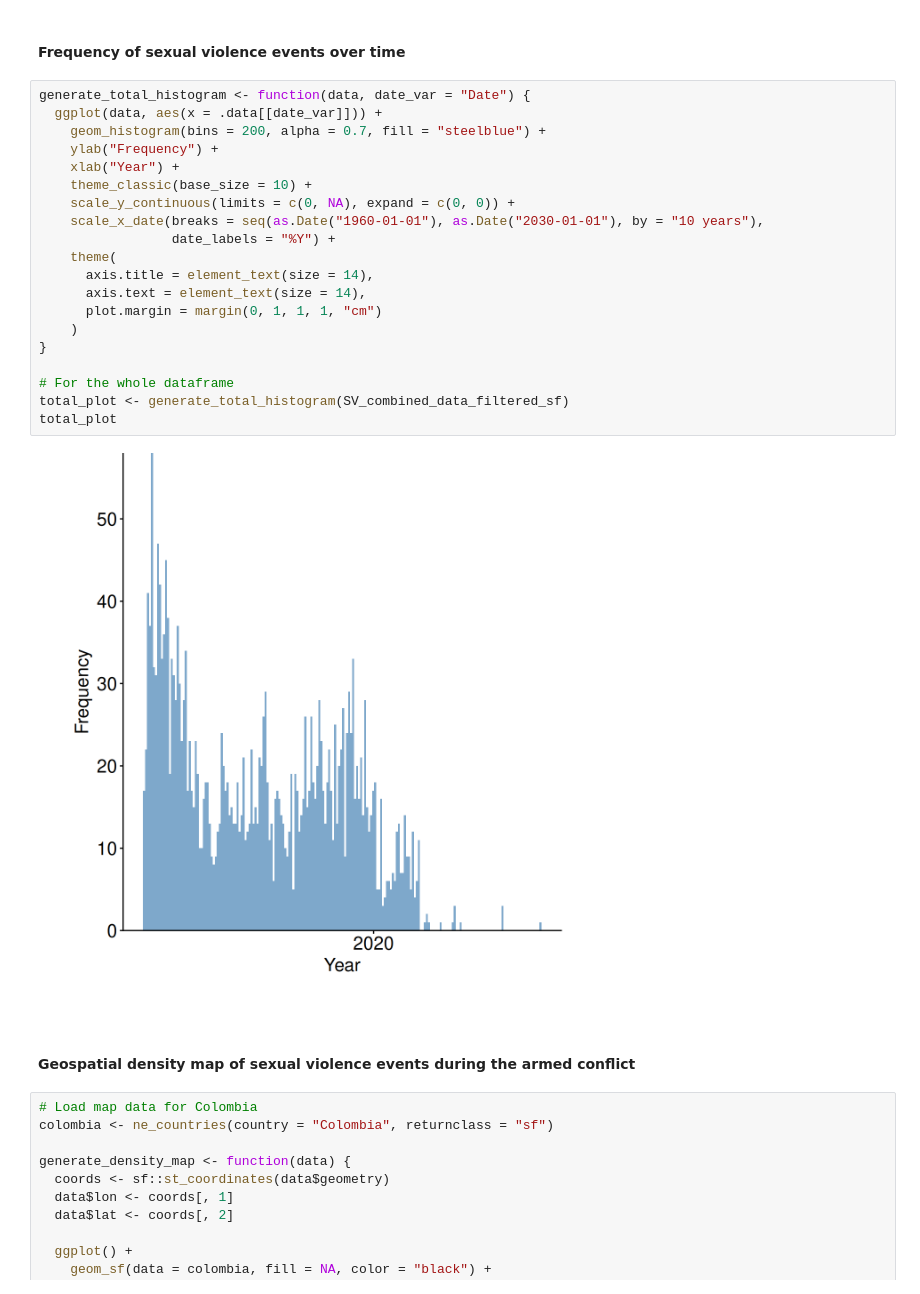
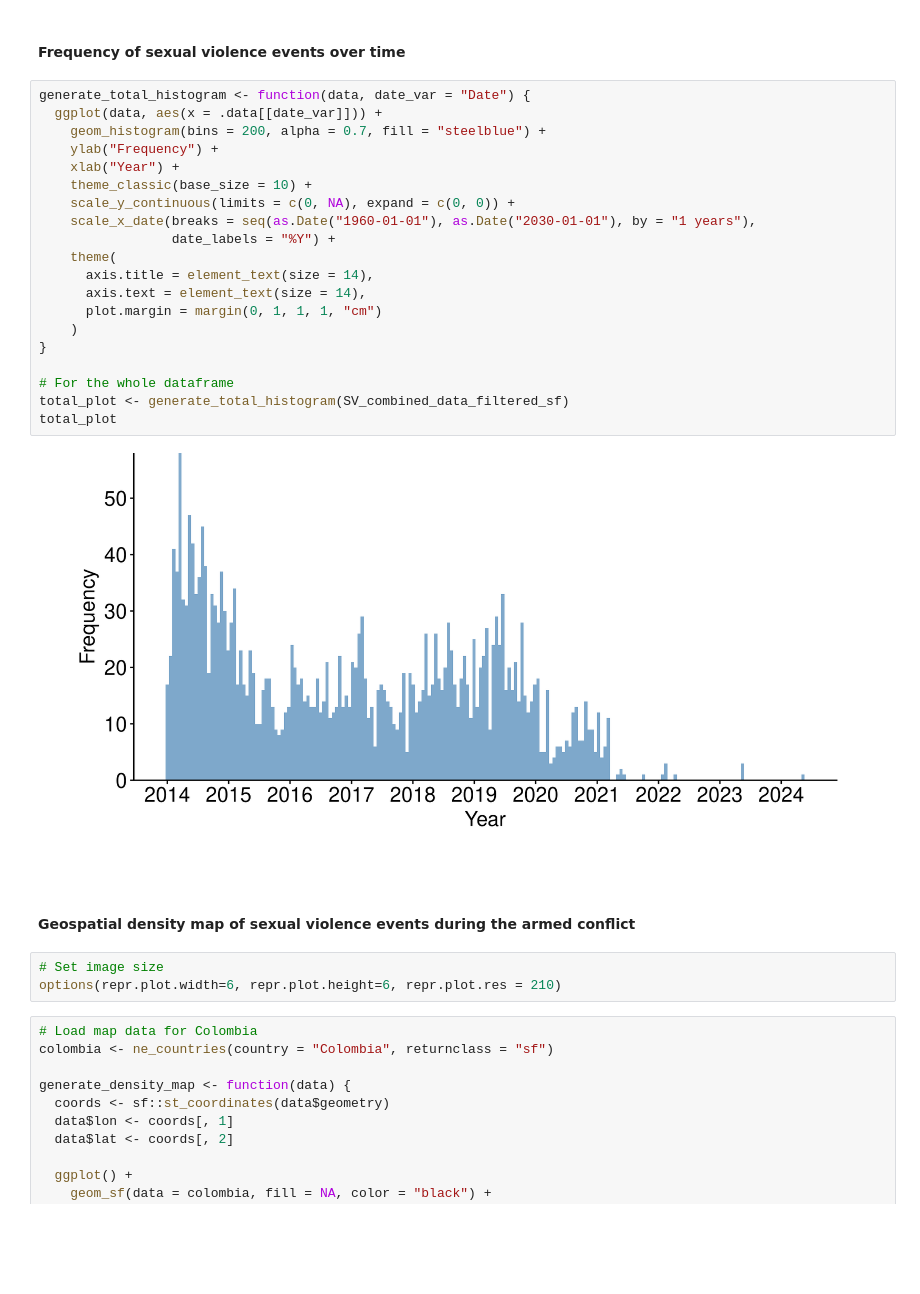
Before and after one commit to ElisavetPappa/col-conflict-sv, a Jupyter notebook: Pappa_et_al_LastTenYears.ipynb, the cells around one changed output. Drawn from its saved outputs; the diff is of its cells as text; blank space fills up the shorter version.

```diff
--- a/Pappa_et_al_LastTenYears.ipynb
+++ b/Pappa_et_al_LastTenYears.ipynb
@@ -260,27 +260,30 @@ options(repr.plot.width=6, repr.plot.height=6, repr.plot.res = 210)
 # %%
 generate_total_histogram <- function(data, date_var = "Date") {
   ggplot(data, aes(x = .data[[date_var]])) +
     geom_histogram(bins = 200, alpha = 0.7, fill = "steelblue") +
     ylab("Frequency") +
     xlab("Year") +
     theme_classic(base_size = 10) +
     scale_y_continuous(limits = c(0, NA), expand = c(0, 0)) +
-    scale_x_date(breaks = seq(as.Date("1960-01-01"), as.Date("2030-01-01"), by = "10 years"),
+    scale_x_date(breaks = seq(as.Date("1960-01-01"), as.Date("2030-01-01"), by = "1 years"),
                  date_labels = "%Y") +
     theme(
       axis.title = element_text(size = 14),
       axis.text = element_text(size = 14),
       plot.margin = margin(0, 1, 1, 1, "cm")
     )
 }
 
 # For the whole dataframe
 total_plot <- generate_total_histogram(SV_combined_data_filtered_sf)
 total_plot
 # %% [output]
-[figure, old version]
+[figure, new version]
 # %% [markdown]
 #### Geospatial density map of sexual violence events during the armed conflict
+# %%
+# Set image size
+options(repr.plot.width=6, repr.plot.height=6, repr.plot.res = 210)
 # %%
 # Load map data for Colombia
 colombia <- ne_countries(country = "Colombia", returnclass = "sf")
```
Also changed, not shown: parts of 8 cells of this notebook, 1 other file.
